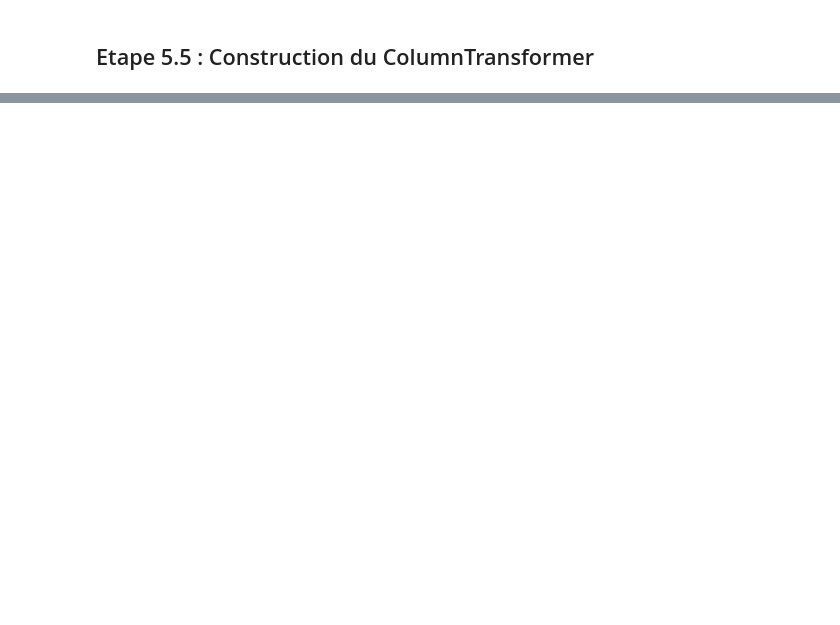
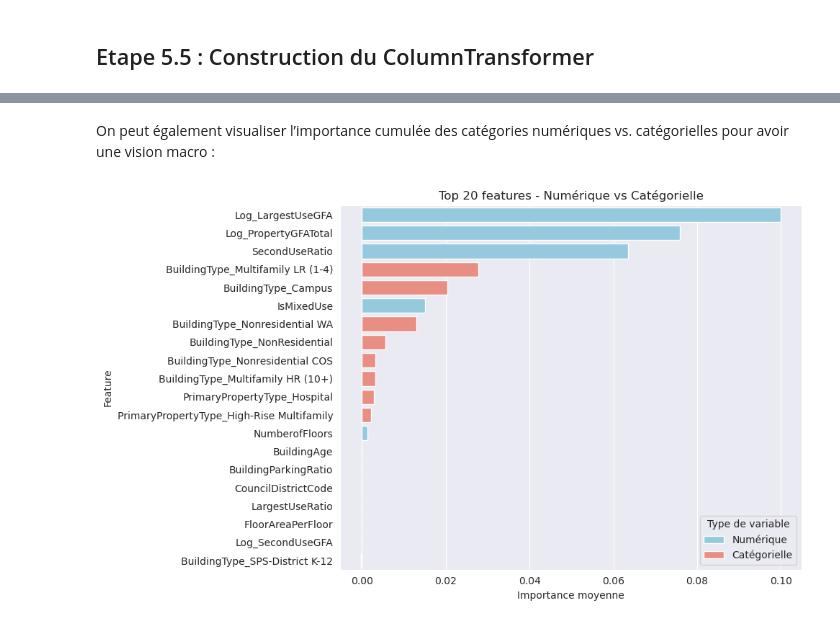
Before and after one commit to vikdevit/ai_engineer_projects, a Jupyter notebook: P03/notebooks/Khatcherian_Viken_p03_notebook.ipynb, the cells around one changed output, grey strips where cells are left out. Saved outputs shown, nothing was run; the diff lists cells and outputs as text; code cells hidden in the pictures; blank space fills up the shorter version.

```diff
--- a/P03/notebooks/Khatcherian_Viken_p03_notebook.ipynb
+++ b/P03/notebooks/Khatcherian_Viken_p03_notebook.ipynb
@@ -606,0 +706,4 @@ for col in categorical_cols:
+# %%
+# Ancienneté du bâtiment
+df_2016beb_rel['BuildingAge'] = 2016 - df_2016beb_rel['YearBuilt']
+df_2016beb_rel.shape
@@ -606,0 +781,3 @@ for col in categorical_cols:
+# %%
+df_2016beb_rel["Log_SiteEUI"] = np.log1p(df_2016beb_rel["SiteEUIWN(kBtu/sf)"])
+df_2016beb_rel.shape
@@ -626,0 +1707,24 @@ for col in categorical_cols:
+# %% [markdown]
+On peut également visualiser l’importance cumulée des catégories numériques vs. catégorielles pour avoir une vision macro :
+# %%
+# Identifier le type de feature
+top_features["type"] = top_features["feature"].apply(lambda x: "Numérique" if x in num_features else "Catégorielle")
+
+# Barplot groupé
+plt.figure(figsize=(10,6))
+sns.barplot(
+    x="importance_mean",
+    y="feature",
+    hue="type",
+    data=top_features,
+    dodge=False,
+    palette={"Numérique":"skyblue", "Catégorielle":"salmon"}
+)
+plt.title("Top 20 features - Numérique vs Catégorielle")
+plt.xlabel("Importance moyenne")
+plt.ylabel("Feature")
+plt.legend(title="Type de variable")
+plt.tight_layout()
+plt.show()
+# %% [output]
+[figure, added]
```
Also changed, not shown: parts of 89 cells of this notebook.
